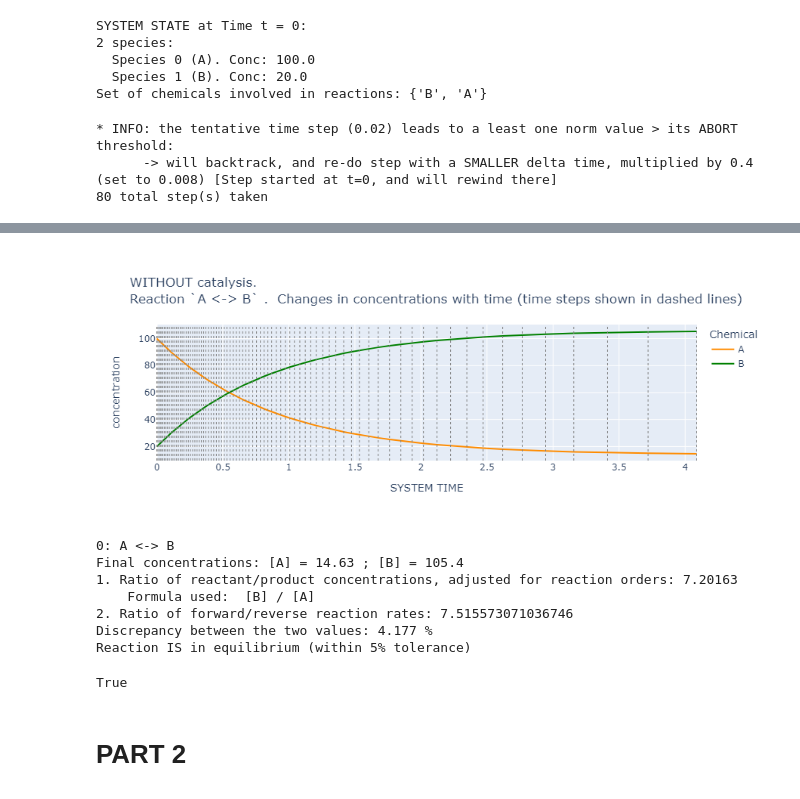
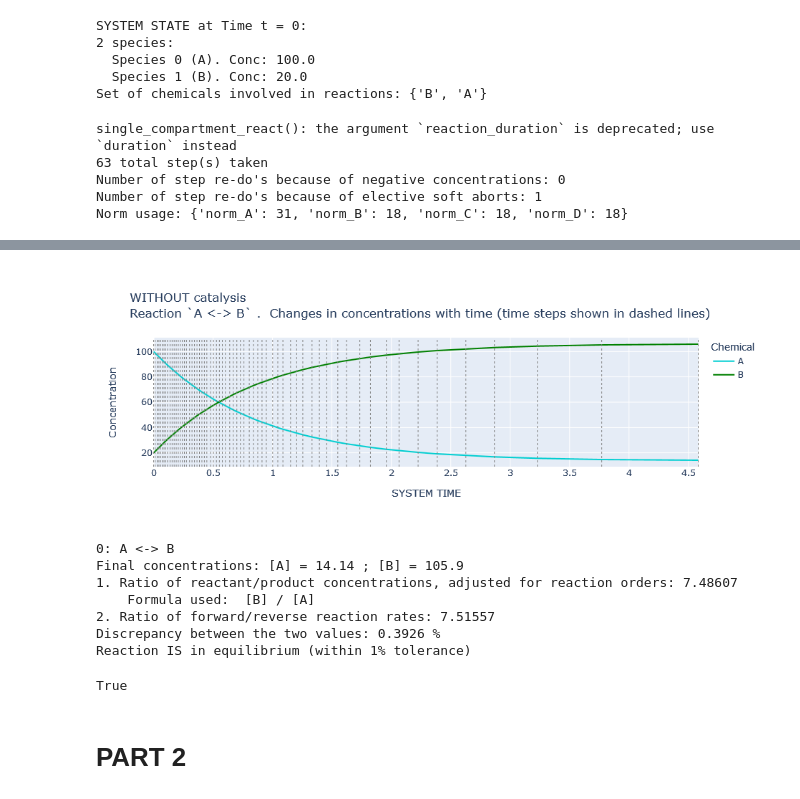
Before and after one commit to BrainAnnex/life123, a Jupyter notebook: experiments/reactions_single_compartment/macromolecules_2.ipynb, the cells around one changed output, grey strips where cells are left out. Cells and saved outputs as stored; diff of their text form; code cells hidden in the pictures.

Commit message:
Updated many experiments
'norm_C' and 'norm_D' are now saved alongside other diagnostic data in class UniformCompartment

```diff
--- a/experiments/reactions_single_compartment/macromolecules_2.ipynb
+++ b/experiments/reactions_single_compartment/macromolecules_2.ipynb
@@ -35,7 +35,7 @@ Number of reactions: 1 (at temp. 25 C)
 Set of chemicals involved in the above reactions: {'B', 'A'}
 # %%
 # Set the initial concentrations of all the chemicals
-dynamics1 = ReactionDynamics(chem_data=chem1)
+dynamics1 = UniformCompartment(chem_data=chem1, preset="fast")
 
 dynamics1.set_conc(conc={"A": 100., "B": 20.},
                   snapshot=True)
@@ -52,35 +52,36 @@ Set of chemicals involved in reactions: {'B', 'A'}
 dynamics1.set_diagnostics()       # To save diagnostic information about the call to single_compartment_react()
 
 # All of these settings are currently close to the default values... but subject to change; set for repeatability
-dynamics1.set_thresholds(norm="norm_A", low=0.6, high=1.0, abort=1.44)
-dynamics1.set_thresholds(norm="norm_B", low=0.04, high=0.6, abort=1.5)
-dynamics1.set_step_factors(upshift=1.2, downshift=0.7, abort=0.4)
-dynamics1.set_error_step_factor(0.3)
+#dynamics1.set_thresholds(norm="norm_A", low=0.6, high=1.0, abort=1.44)
+#dynamics1.set_thresholds(norm="norm_B", low=0.04, high=0.6, abort=1.5)
+#dynamics1.set_step_factors(upshift=1.2, downshift=0.7, abort=0.4, error=0.3)
 
 dynamics1.single_compartment_react(initial_step=0.02, reaction_duration=4.0,
-                                  variable_steps=True, explain_variable_steps=False)
+                                  variable_steps=True)
 # %% [output]
-* INFO: the tentative time step (0.02) leads to a least one norm value > its ABORT threshold:
-      -> will backtrack, and re-do step with a SMALLER delta time, multiplied by 0.4 (set to 0.008) [Step started at t=0, and will rewind there]
-80 total step(s) taken
+single_compartment_react(): the argument `reaction_duration` is deprecated; use `duration` instead
+63 total step(s) taken
+Number of step re-do's because of negative concentrations: 0
+Number of step re-do's because of elective soft aborts: 1
+Norm usage: {'norm_A': 31, 'norm_B': 18, 'norm_C': 18, 'norm_D': 18}
 # %%
 #dynamics1.explain_time_advance()
 # %%
-dynamics1.plot_history(colors=['darkorange', 'green'], show_intervals=True, title_prefix="WITHOUT catalysis")
+dynamics1.plot_history(colors=['darkturquoise', 'green'], show_intervals=True, title_prefix="WITHOUT catalysis")
 # %% [output]
 [interactive output not drawn]
-[figure, old version]
+[figure, new version]
 # %%
 # Verify that the reaction has reached equilibrium
-dynamics1.is_in_equilibrium(tolerance=5)
+dynamics1.is_in_equilibrium()
 # %% [output]
 0: A <-> B
-Final concentrations: [A] = 14.63 ; [B] = 105.4
-1. Ratio of reactant/product concentrations, adjusted for reaction orders: 7.20163
+Final concentrations: [A] = 14.14 ; [B] = 105.9
+1. Ratio of reactant/product concentrations, adjusted for reaction orders: 7.48607
     Formula used:  [B] / [A]
-2. Ratio of forward/reverse reaction rates: 7.515573071036746
-Discrepancy between the two values: 4.177 %
-Reaction IS in equilibrium (within 5% tolerance)
+2. Ratio of forward/reverse reaction rates: 7.51557
+Discrepancy between the two values: 0.3926 %
+Reaction IS in equilibrium (within 1% tolerance)
 True
 # %% [markdown]
 # PART 2
```
Also changed, not shown: parts of 6 cells of this notebook, 29 other files.
